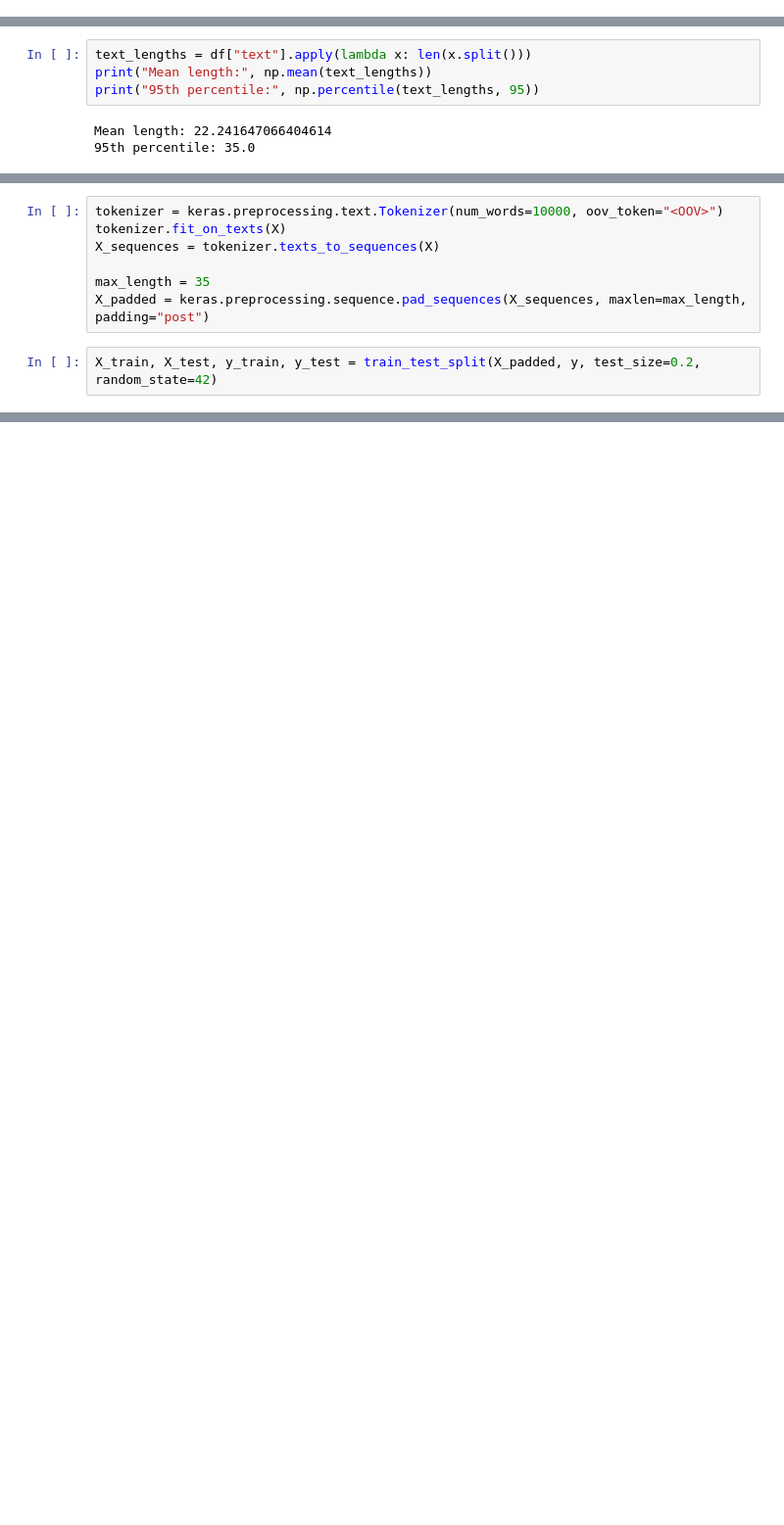
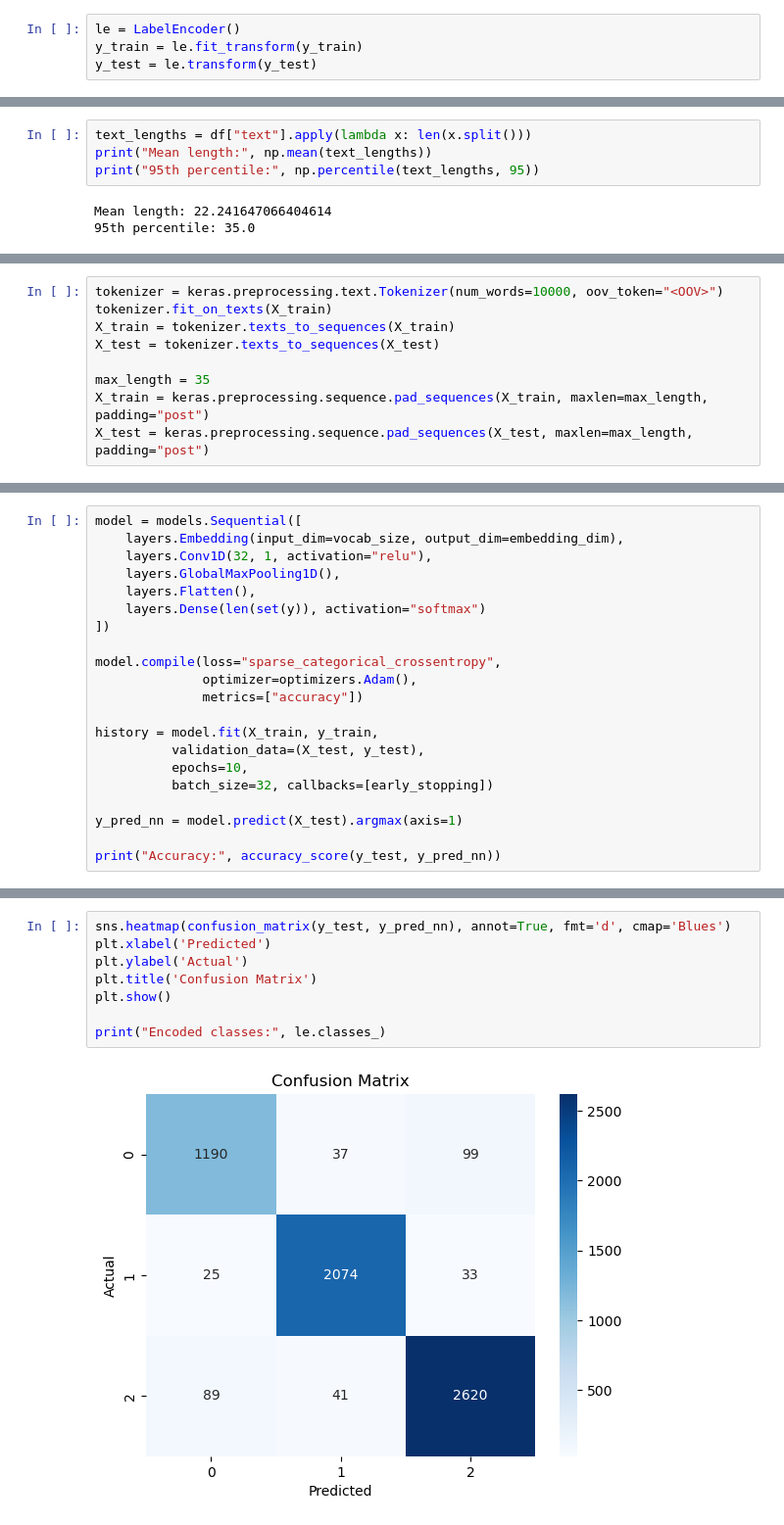
Before and after one commit to andrii-zapukhlyi/crypto_market_sentiment, a Jupyter notebook: crypto_market_sentiment.ipynb, the cells around one changed output, grey strips where cells are left out. Shown at 98% size. Cells and saved outputs as stored; diff of their text form; blank space fills up the shorter version.

```diff
--- a/crypto_market_sentiment.ipynb
+++ b/crypto_market_sentiment.ipynb
@@ -217,0 +272,4 @@ X.shape
+# %%
+le = LabelEncoder()
+y_train = le.fit_transform(y_train)
+y_test = le.transform(y_test)
@@ -251,9 +324,9 @@ Mean length: 22.241647066404614
 # %%
 tokenizer = keras.preprocessing.text.Tokenizer(num_words=10000, oov_token="<OOV>")
-tokenizer.fit_on_texts(X)
-X_sequences = tokenizer.texts_to_sequences(X)
+tokenizer.fit_on_texts(X_train)
+X_train = tokenizer.texts_to_sequences(X_train)
+X_test = tokenizer.texts_to_sequences(X_test)
 
 max_length = 35
-X_padded = keras.preprocessing.sequence.pad_sequences(X_sequences, maxlen=max_length, padding="post")
+X_train = keras.preprocessing.sequence.pad_sequences(X_train, maxlen=max_length, padding="post")
+X_test = keras.preprocessing.sequence.pad_sequences(X_test, maxlen=max_length, padding="post")
-# %%
-X_train, X_test, y_train, y_test = train_test_split(X_padded, y, test_size=0.2, random_state=42)
@@ -259,0 +458,21 @@ X_train, X_test, y_train, y_test = train_test_split(X_padded, y, test_size=0.2,
+# %%
+model = models.Sequential([
+    layers.Embedding(input_dim=vocab_size, output_dim=embedding_dim),
+    layers.Conv1D(32, 1, activation="relu"),
+    layers.GlobalMaxPooling1D(),
+    layers.Flatten(),
+    layers.Dense(len(set(y)), activation="softmax")
+])
+
+model.compile(loss="sparse_categorical_crossentropy",
+              optimizer=optimizers.Adam(),
+              metrics=["accuracy"])
+
+history = model.fit(X_train, y_train,
+          validation_data=(X_test, y_test),
+          epochs=10,
+          batch_size=32, callbacks=[early_stopping])
+
+y_pred_nn = model.predict(X_test).argmax(axis=1)
+
+print("Accuracy:", accuracy_score(y_test, y_pred_nn))
@@ -259,0 +506,10 @@ X_train, X_test, y_train, y_test = train_test_split(X_padded, y, test_size=0.2,
+# %%
+sns.heatmap(confusion_matrix(y_test, y_pred_nn), annot=True, fmt='d', cmap='Blues')
+plt.xlabel('Predicted')
+plt.ylabel('Actual')
+plt.title('Confusion Matrix')
+plt.show()
+
+print("Encoded classes:", le.classes_)
+# %% [output]
+[figure, added]
```
Also changed, not shown: parts of 78 cells of this notebook, 1 other file.
